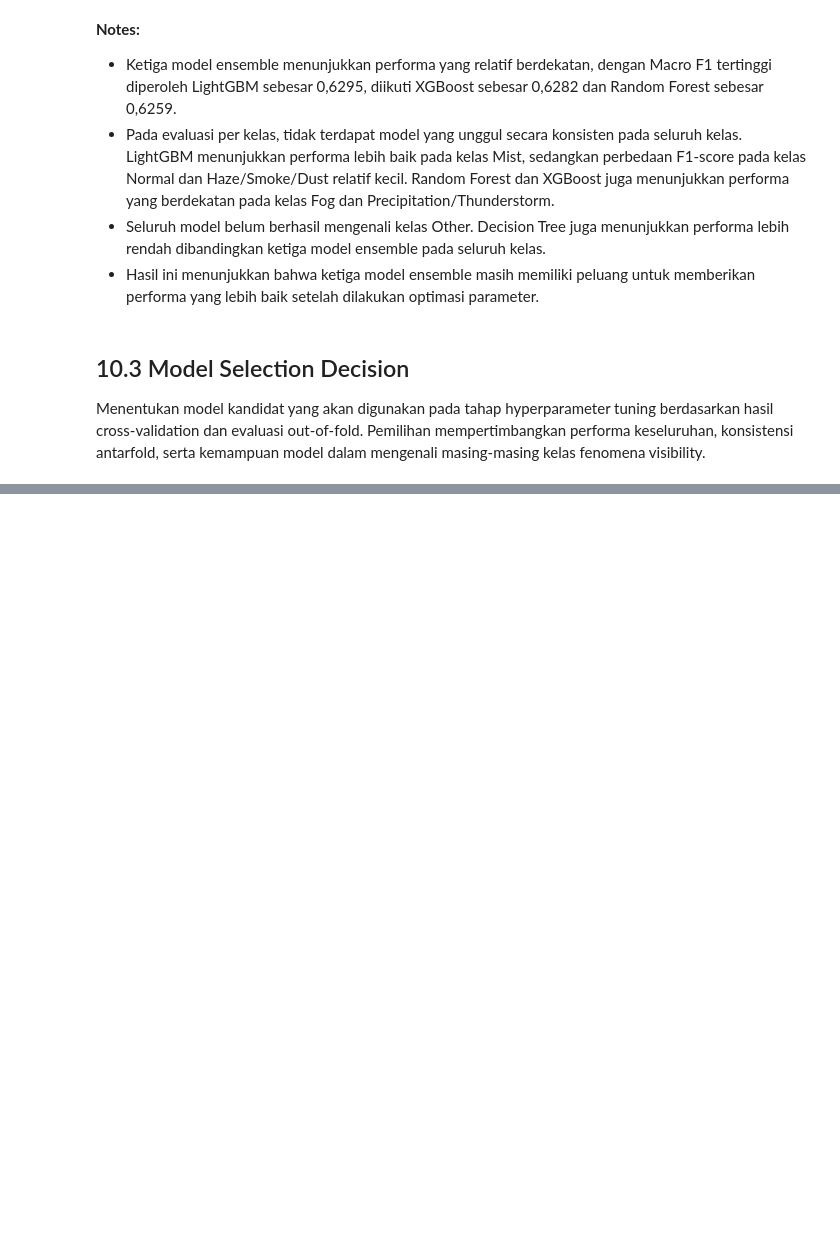
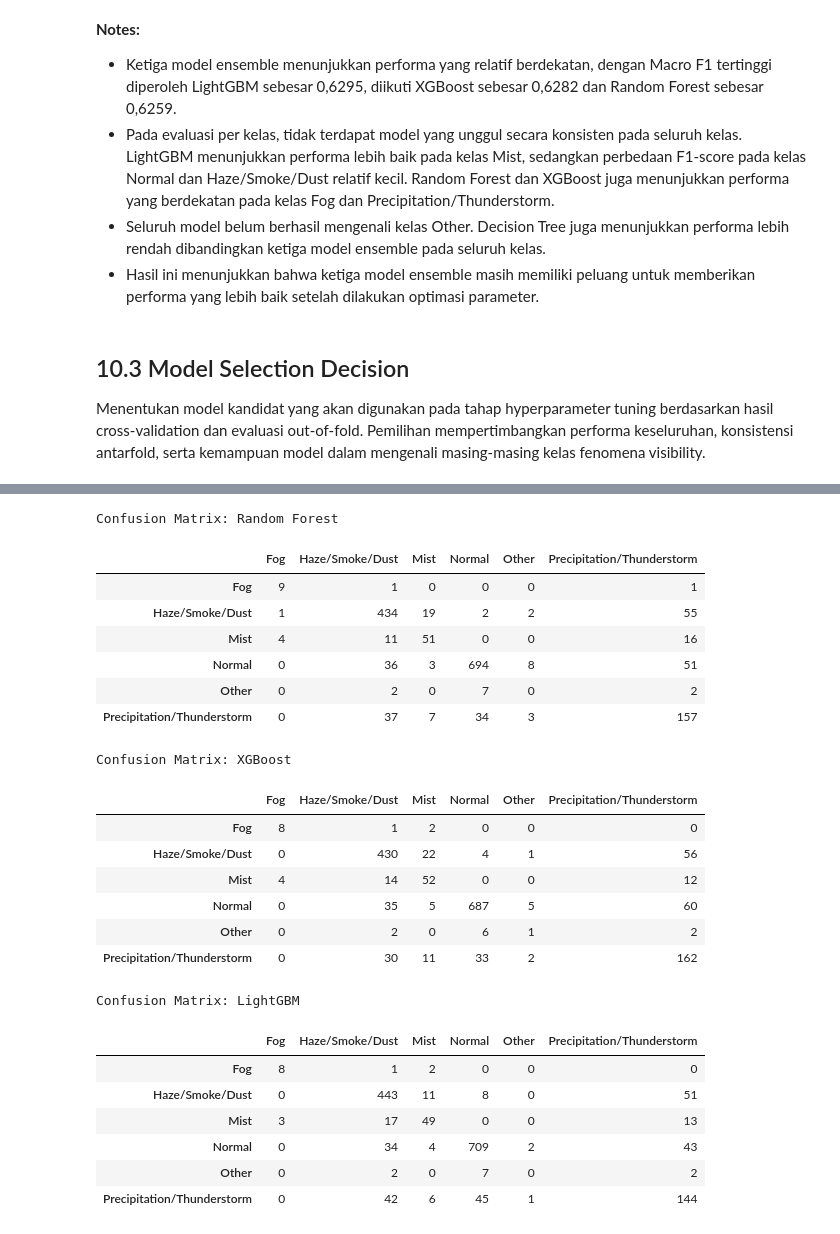
Before and after one commit to sirly82/bmkg-project, a Jupyter notebook: visibility_phenomenon_classification_2025.ipynb, the cells around one changed output, grey strips where cells are left out. Drawn from its saved outputs; the diff is of its cells as text; code cells hidden in the pictures; blank space fills up the shorter version.

```diff
--- a/visibility_phenomenon_classification_2025.ipynb
+++ b/visibility_phenomenon_classification_2025.ipynb
@@ -2328,0 +2722,41 @@ Mencari kombinasi hyperparameter LightGBM yang menghasilkan performa terbaik men
+# %%
+for name, y_pred in test_predictions.items():
+    cm = confusion_matrix(
+        y_test,
+        y_pred,
+        labels=list(range(6))
+    )
+
+    cm_df = pd.DataFrame(
+        cm,
+        index=class_names,
+        columns=class_names
+    )
+
+    print(f"\nConfusion Matrix: {name}")
+    display(cm_df)
+# %% [output]
+Confusion Matrix: Random Forest
+|  | Fog | Haze/Smoke/Dust | Mist | Normal | Other | Precipitation/Thunderstorm |
+| Fog | 9 | 1 | 0 | 0 | 0 | 1 |
+| Haze/Smoke/Dust | 1 | 434 | 19 | 2 | 2 | 55 |
+| Mist | 4 | 11 | 51 | 0 | 0 | 16 |
+| Normal | 0 | 36 | 3 | 694 | 8 | 51 |
+| Other | 0 | 2 | 0 | 7 | 0 | 2 |
+| Precipitation/Thunderstorm | 0 | 37 | 7 | 34 | 3 | 157 |
+Confusion Matrix: XGBoost
+|  | Fog | Haze/Smoke/Dust | Mist | Normal | Other | Precipitation/Thunderstorm |
+| Fog | 8 | 1 | 2 | 0 | 0 | 0 |
+| Haze/Smoke/Dust | 0 | 430 | 22 | 4 | 1 | 56 |
+| Mist | 4 | 14 | 52 | 0 | 0 | 12 |
+| Normal | 0 | 35 | 5 | 687 | 5 | 60 |
+| Other | 0 | 2 | 0 | 6 | 1 | 2 |
+| Precipitation/Thunderstorm | 0 | 30 | 11 | 33 | 2 | 162 |
+Confusion Matrix: LightGBM
+|  | Fog | Haze/Smoke/Dust | Mist | Normal | Other | Precipitation/Thunderstorm |
+| Fog | 8 | 1 | 2 | 0 | 0 | 0 |
+| Haze/Smoke/Dust | 0 | 443 | 11 | 8 | 0 | 51 |
+| Mist | 3 | 17 | 49 | 0 | 0 | 13 |
+| Normal | 0 | 34 | 4 | 709 | 2 | 43 |
+| Other | 0 | 2 | 0 | 7 | 0 | 2 |
+| Precipitation/Thunderstorm | 0 | 42 | 6 | 45 | 1 | 144 |
```
Also changed, not shown: parts of 29 cells of this notebook.
